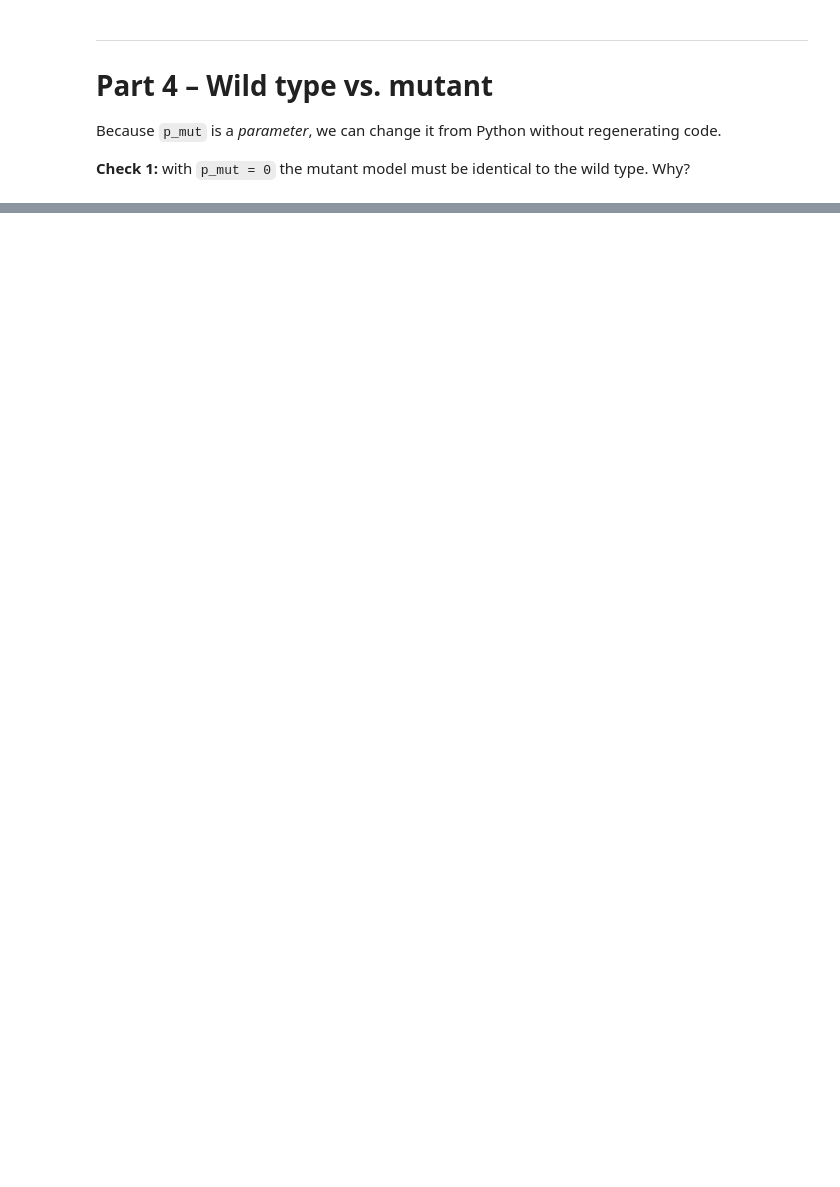
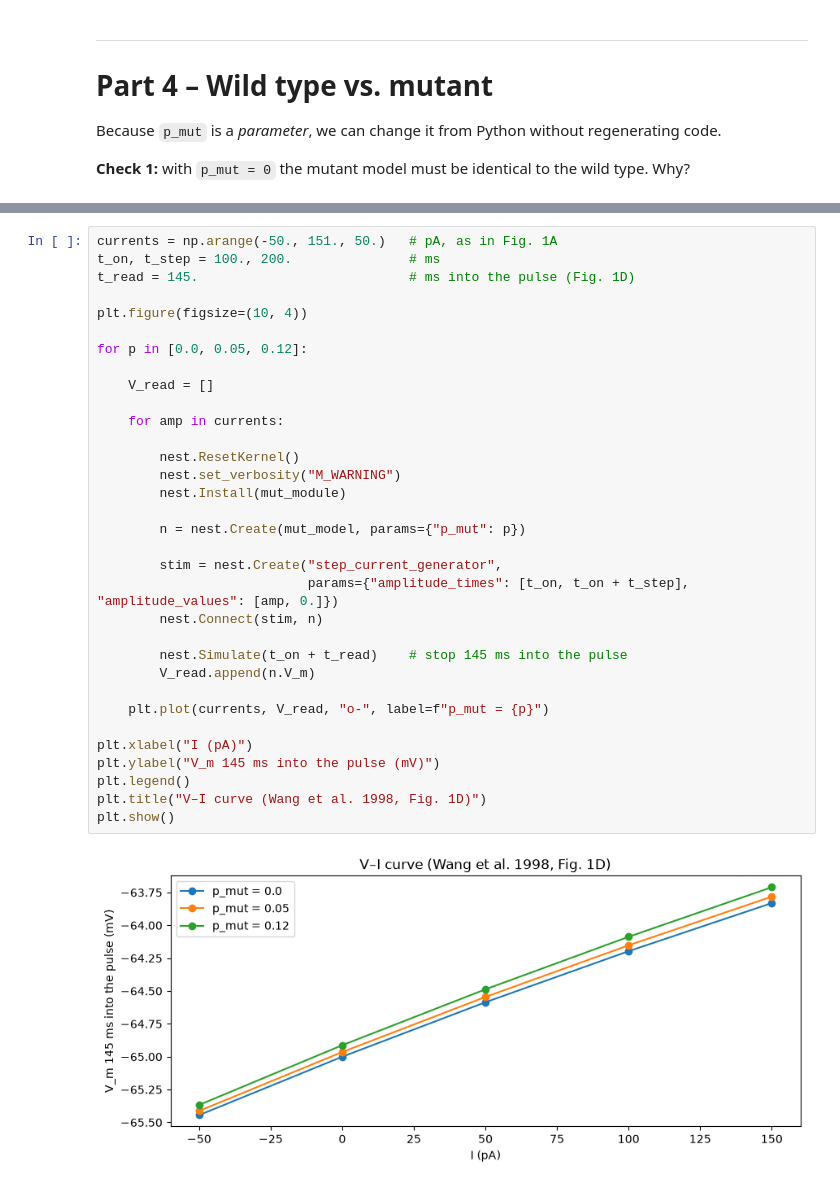
Before and after one commit to francescodesantis/ataxia13_hh_model, a Jupyter notebook: 4_hh_NESTML.ipynb, the cells around one changed output, grey strips where cells are left out. Cells and saved outputs as stored; diff of their text form; blank space fills up the shorter version.

```diff
--- a/4_hh_NESTML.ipynb
+++ b/4_hh_NESTML.ipynb
@@ -239,0 +358,35 @@ plt.show()
+# %%
+currents = np.arange(-50., 151., 50.)   # pA, as in Fig. 1A
+t_on, t_step = 100., 200.               # ms
+t_read = 145.                           # ms into the pulse (Fig. 1D)
+
+plt.figure(figsize=(10, 4))
+
+for p in [0.0, 0.05, 0.12]:
+
+    V_read = []
+
+    for amp in currents:
+
+        nest.ResetKernel()
+        nest.set_verbosity("M_WARNING")
+        nest.Install(mut_module)
+
+        n = nest.Create(mut_model, params={"p_mut": p})
+
+        stim = nest.Create("step_current_generator",
+                           params={"amplitude_times": [t_on, t_on + t_step], "amplitude_values": [amp, 0.]})
+        nest.Connect(stim, n)
+
+        nest.Simulate(t_on + t_read)    # stop 145 ms into the pulse
+        V_read.append(n.V_m)
+
+    plt.plot(currents, V_read, "o-", label=f"p_mut = {p}")
+
+plt.xlabel("I (pA)")
+plt.ylabel("V_m 145 ms into the pulse (mV)")
+plt.legend()
+plt.title("V–I curve (Wang et al. 1998, Fig. 1D)")
+plt.show()
+# %% [output]
+[figure, added]
```
Also changed, not shown: parts of 21 cells of this notebook, 3 other files.
